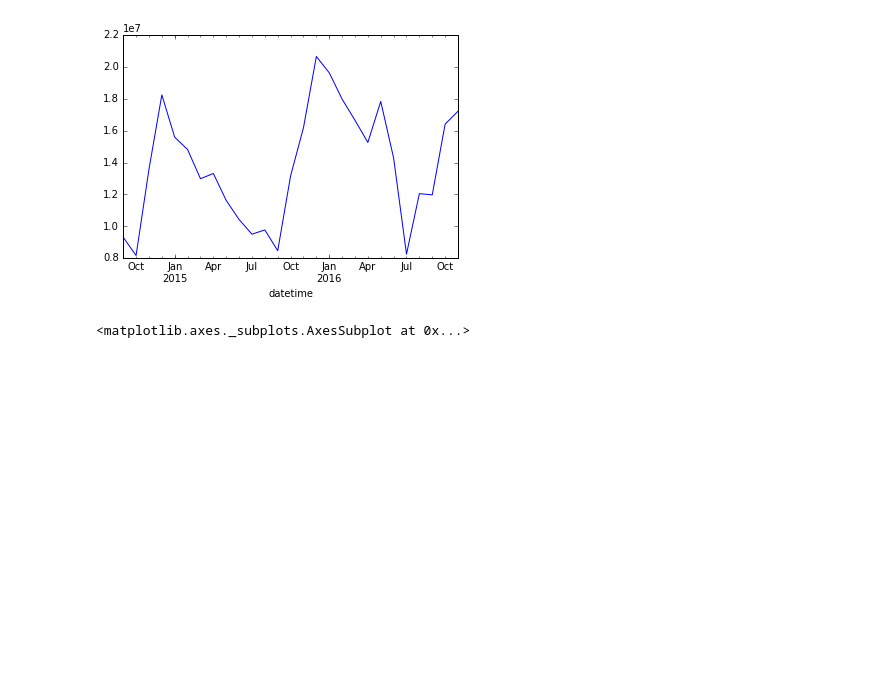
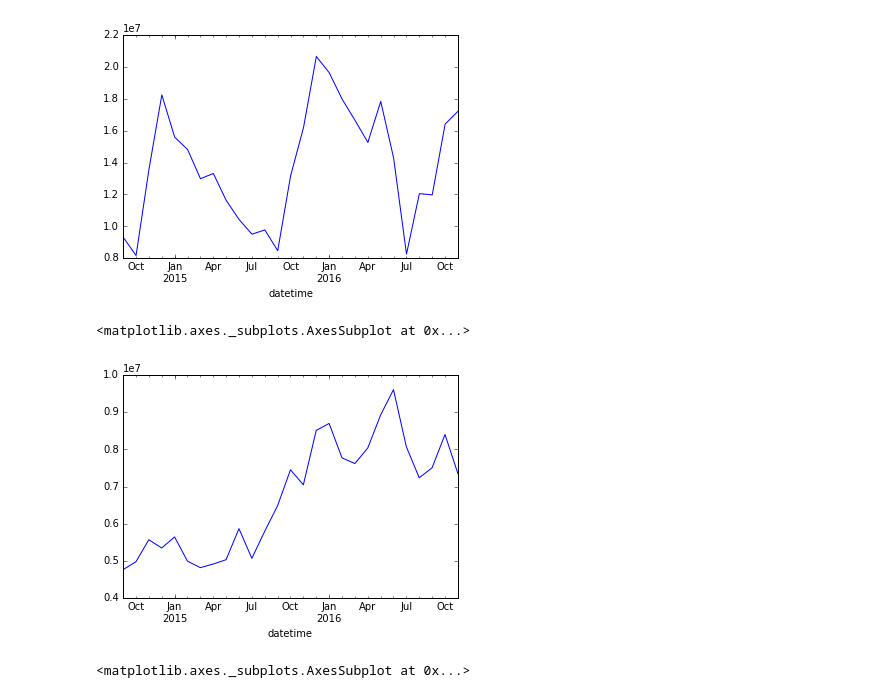
Before and after one commit to kushagragpt99/SocialCops, a Jupyter notebook: socialcops.ipynb, the cells around one changed output. Drawn from its saved outputs; the diff is of its cells as text; code cells hidden in the pictures; blank space fills up the shorter version.

```diff
--- a/Untitled.ipynb
+++ b/socialcops.ipynb
@@ -212,6 +212,11 @@ data2['arrivals_in_qtl'].resample('M').sum().plot()
 # %% [output]
 <matplotlib.axes._subplots.AxesSubplot at 0x...>
 [figure]
+# %%
+data2['modal_price'].resample('M').sum().plot()
+# %% [output]
+<matplotlib.axes._subplots.AxesSubplot at 0x...>
+[figure, added]
 # %%
 data.resample('M').sum().plot()
 # %% [output]
```
Also changed, not shown: parts of 1 cell of this notebook, 6 other files.
